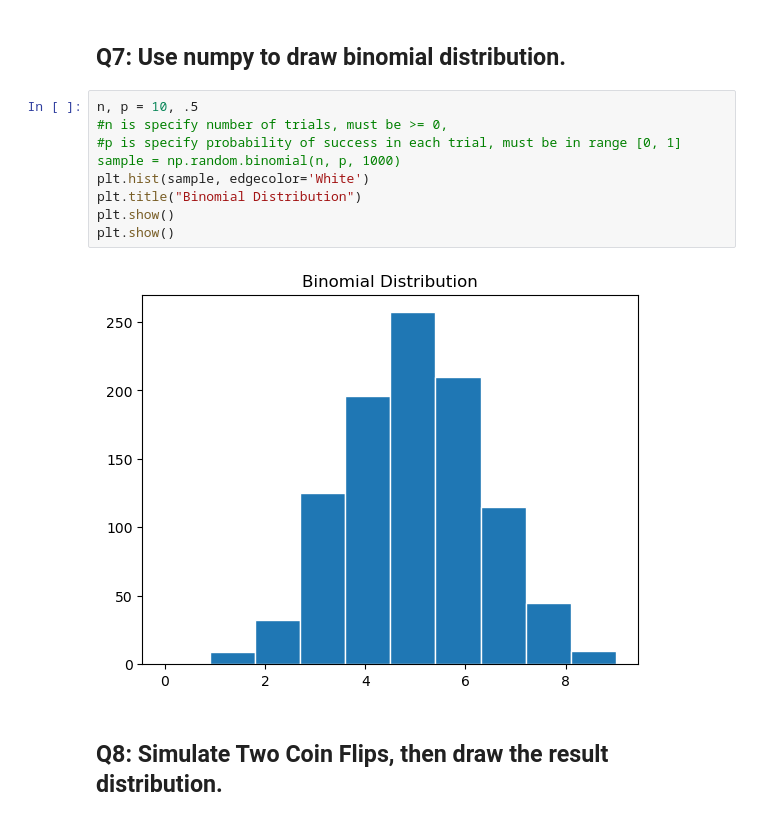
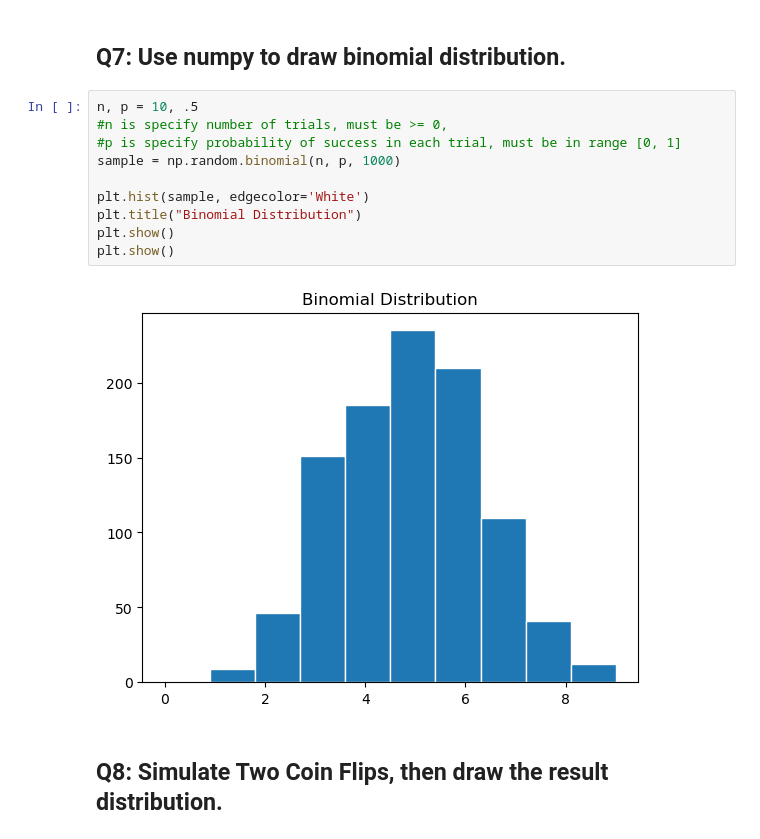
Before and after one commit to RazanAlyahya/Statistics-Lab1, a Jupyter notebook: Statistics_Assignment.ipynb, the cells around one changed output. Drawn from its saved outputs; the diff is of its cells as text.

```diff
--- a/Statistics_Assignment.ipynb
+++ b/Statistics_Assignment.ipynb
@@ -190,12 +190,14 @@ plt.show()
 # %%
 n, p = 10, .5
 #n is specify number of trials, must be >= 0,
-#p is specify probability of success in each trial, must be in range [0, 1] sample = np.random.binomial(n, p, 1000)
+#p is specify probability of success in each trial, must be in range [0, 1]
+sample = np.random.binomial(n, p, 1000)
+
 plt.hist(sample, edgecolor='White')
 plt.title("Binomial Distribution")
 plt.show()
 plt.show()
 # %% [output]
-[figure, old version]
+[figure, new version]
 # %% [markdown]
 ## Q8: Simulate Two Coin Flips, then draw the result distribution.
```
Also changed, not shown: parts of 21 cells of this notebook.
